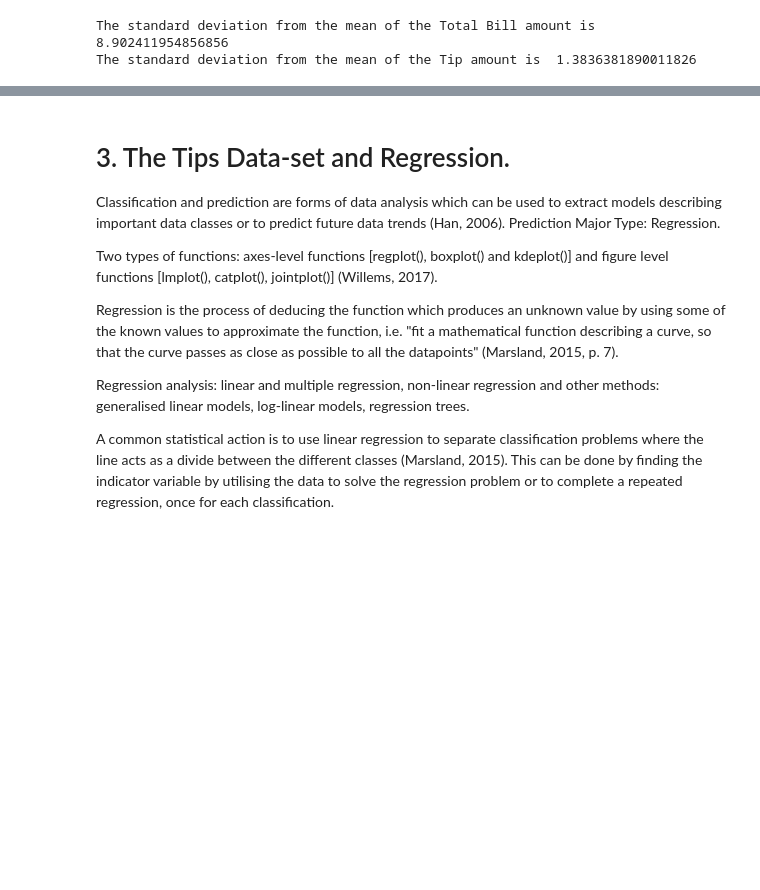
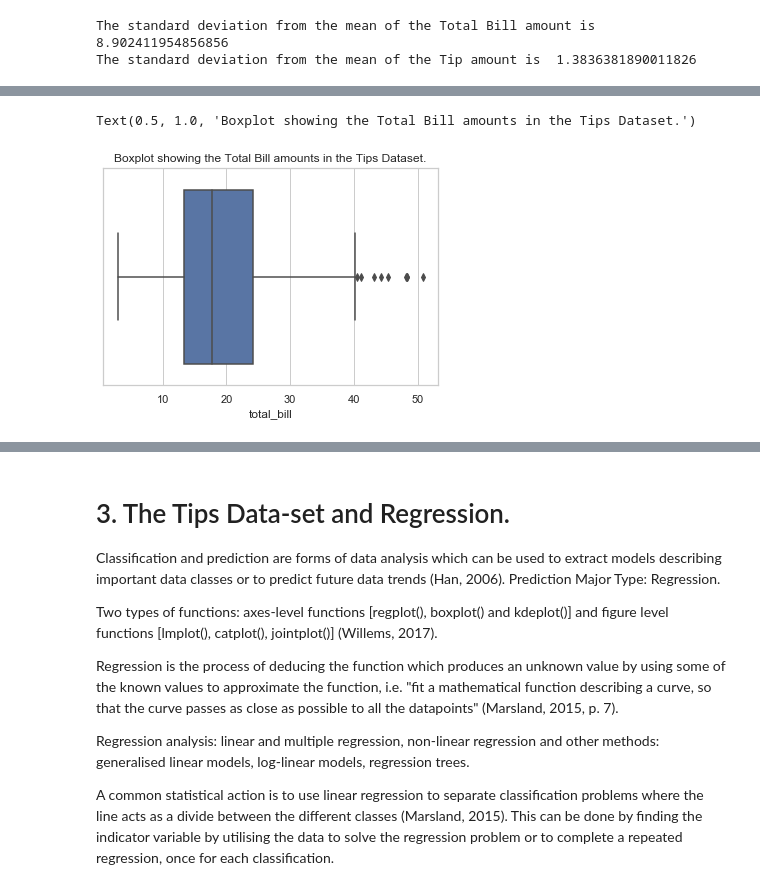
Before and after one commit to garycunningham89/fundamentalsdataanalysis, a Jupyter notebook: Fundamentals of Data Analysis.ipynb, the cells around one changed output, grey strips where cells are left out. Cells and saved outputs as stored; diff of their text form; code cells hidden in the pictures; blank space fills up the shorter version.

```diff
--- a/Fundamentals of Data Analysis.ipynb
+++ b/Fundamentals of Data Analysis.ipynb
@@ -216,0 +233,7 @@ array([[<matplotlib.axes._subplots.AxesSubplot object at 0x...>]],
+# %%
+# Graphical depiction of quartile ranges in the form of a boxplot.
+boxpl = sns.boxplot('total_bill', data=tips)
+boxpl.set_title("Boxplot showing the Total Bill amounts in the Tips Dataset.")
+# %% [output]
+Text(0.5, 1.0, 'Boxplot showing the Total Bill amounts in the Tips Dataset.')
+[figure, added]
```
Also changed, not shown: parts of 21 cells of this notebook, 1 other file.
